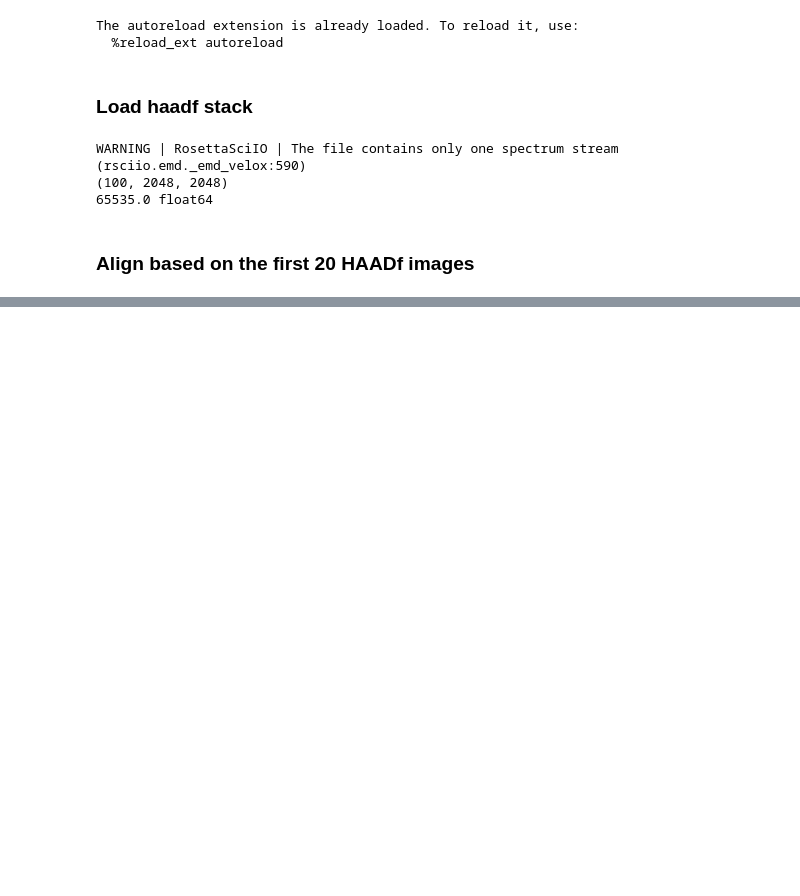
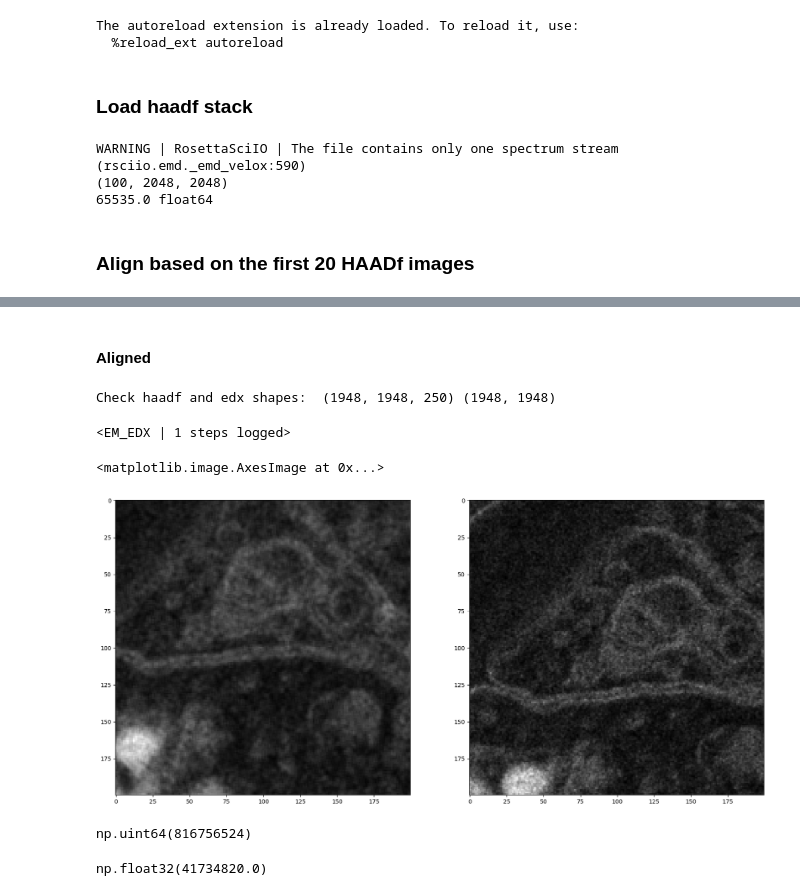
Before and after one commit to amjams/PreHyperspectralEDX, a Jupyter notebook: preprocessing_basic/05_b_alignment_SOFIMA.ipynb, the cells around one changed output, grey strips where cells are left out. Drawn from its saved outputs; the diff is of its cells as text; code cells hidden in the pictures; blank space fills up the shorter version.

Commit message:
HSI alignment completed. Integrate later into EDX.py

```diff
--- a/preprocessing_basic/05_b_alignment_SOFIMA.ipynb
+++ b/preprocessing_basic/05_b_alignment_SOFIMA.ipynb
@@ -41,7 +41,7 @@ WARNING | RosettaSciIO | The file contains only one spectrum stream (rsciio.emd.
 ### Align based on the first 20 HAADf images
 # %%
 sof_obj = get_alignment(haadf_stack,
-                  n_align = 3,
+                  n_align = 20,
                   min_peak_ratio=1.1,
                   min_peak_sharpness=1.1,
                   max_magnitude=0,
@@ -64,0 +74,2 @@ plt.imshow(sof_obj.transformation[:,:,0])
+# %%
+EDX_summed_aligned = apply_alignment_3D('tmp/unaligned_hsi', sof_obj, data_type='float32')
@@ -64,0 +103,6 @@ plt.imshow(sof_obj.transformation[:,:,0])
+# %%
+edx_unaligned, haadf, xray_energies = load_EDX(file_path, first_frame=0, last_frame=20, sum_frames=True)
+tile_1 = EM_EDX(haadf, edx_unaligned, xray_energies)
+tile_1.apply("crop", parameters={"crop_idx": (slice(None), slice(None), slice(96, 4096))})
+tile_1.apply("binning", parameters={"dim": (1024, 1024, 250)})
+tile_1.apply("MeanFilterEDX", parameters={"kernel_size": 3})
@@ -64,0 +113,41 @@ plt.imshow(sof_obj.transformation[:,:,0])
+# %% [markdown]
+#### Aligned
+# %%
+pad_remove = sof_obj.pad_remove
+tile_2 = EM_EDX(haadf, edx_unaligned, xray_energies)
+
+# overwrite (find better solution later)
+tile_2.EDX = EDX_summed_aligned
+tile_2.haadf = haadf[pad_remove:2048-pad_remove,pad_remove:2048-pad_remove]
+tile_2.xray_energies = np.zeros(250)   # not important right now
+print("Check haadf and edx shapes: ", tile_2.EDX.shape, tile_2.haadf.shape)
+
+# Apply binning
+tile_2.apply("binning", parameters={"dim": (974, 974, 250)})
+
+# Apply mean filter
+#tile_2.apply("MeanFilterEDX", parameters={"kernel_size": 3})
+# %% [output]
+Check haadf and edx shapes:  (1948, 1948, 250) (1948, 1948)
+<EM_EDX | 1 steps logged>
+# %%
+bands = [24,24,24]
+f, ax = plt.subplots(1,2,figsize=(20,10))
+x1,x2,y1,y2 = [200,400,200,400]
+#x1,x2,y1,y2 = [0,1948,0,1948]
+
+ax[0].imshow(tile_1.FalseColor(bands)[pad_remove:2048-pad_remove,pad_remove:2048-pad_remove,:][x1:x2,y1:y2,:]) #,cmap='gray')
+#ax[0].axis('off')
+ax[1].imshow(tile_2.FalseColor(bands)[x1:x2,y1:y2,:])
+#ax[1].axis('off')
+# %% [output]
+<matplotlib.image.AxesImage at 0x...>
+[figure, added]
+# %%
+np.sum(edx_unaligned)
+# %% [output]
+np.uint64(816756524)
+# %%
+np.sum(EDX_summed_aligned)
+# %% [output]
+np.float32(41734820.0)
```
Also changed, not shown: parts of 16 cells of this notebook, 2 other files.
